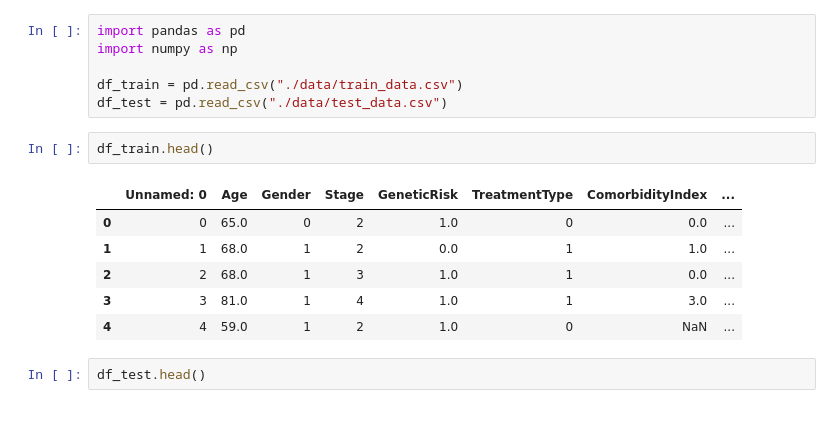
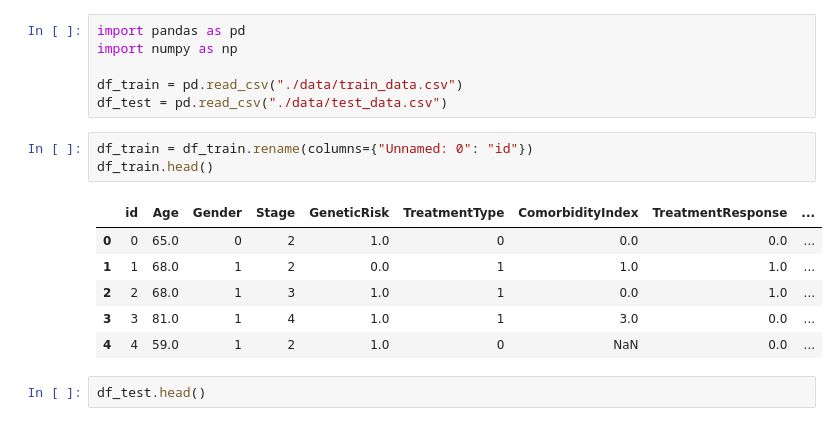
Before and after one commit to magdaa08/multiple_myeloma_survival, a Jupyter notebook: ml_nova_multiple_myeloma_survival.ipynb, the cells around one changed output. Drawn from its saved outputs; the diff is of its cells as text.

```diff
--- a/ml_nova_multiple_myeloma_survival.ipynb
+++ b/ml_nova_multiple_myeloma_survival.ipynb
@@ -8,15 +8,16 @@ import numpy as np
 
 df_train = pd.read_csv("./data/train_data.csv")
 df_test = pd.read_csv("./data/test_data.csv")
-# %%
-df_train.head()
-# %% [output]
-|  | Unnamed: 0 | Age | Gender | Stage | GeneticRisk | TreatmentType | ComorbidityIndex | ... |
-| 0 | 0 | 65.0 | 0 | 2 | 1.0 | 0 | 0.0 | ... |
-| 1 | 1 | 68.0 | 1 | 2 | 0.0 | 1 | 1.0 | ... |
-| 2 | 2 | 68.0 | 1 | 3 | 1.0 | 1 | 0.0 | ... |
-| 3 | 3 | 81.0 | 1 | 4 | 1.0 | 1 | 3.0 | ... |
-| 4 | 4 | 59.0 | 1 | 2 | 1.0 | 0 | NaN | ... |
+# %%
+df_train = df_train.rename(columns={"Unnamed: 0": "id"})
+df_train.head()
+# %% [output]
+|  | id | Age | Gender | Stage | GeneticRisk | TreatmentType | ComorbidityIndex | TreatmentResponse | ... |
+| 0 | 0 | 65.0 | 0 | 2 | 1.0 | 0 | 0.0 | 0.0 | ... |
+| 1 | 1 | 68.0 | 1 | 2 | 0.0 | 1 | 1.0 | 1.0 | ... |
+| 2 | 2 | 68.0 | 1 | 3 | 1.0 | 1 | 0.0 | 1.0 | ... |
+| 3 | 3 | 81.0 | 1 | 4 | 1.0 | 1 | 3.0 | 0.0 | ... |
+| 4 | 4 | 59.0 | 1 | 2 | 1.0 | 0 | NaN | 0.0 | ... |
 # %%
 df_test.head()
 # %% [output]
```
Also changed, not shown: parts of 37 cells of this notebook, 2 other files.
